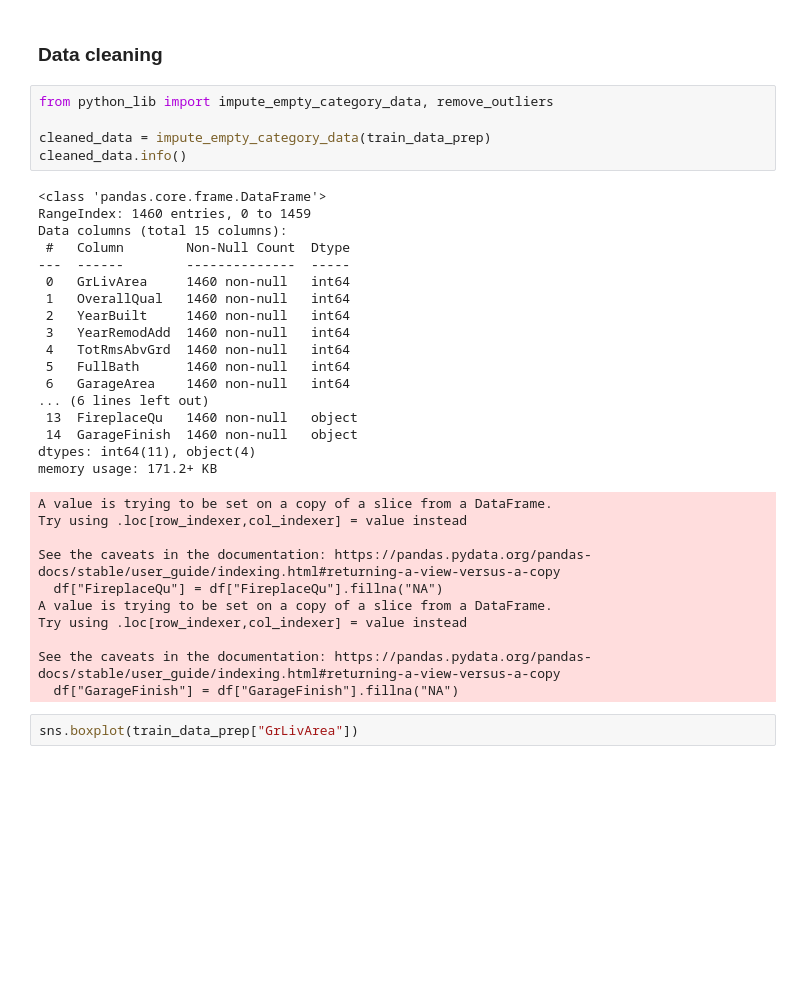
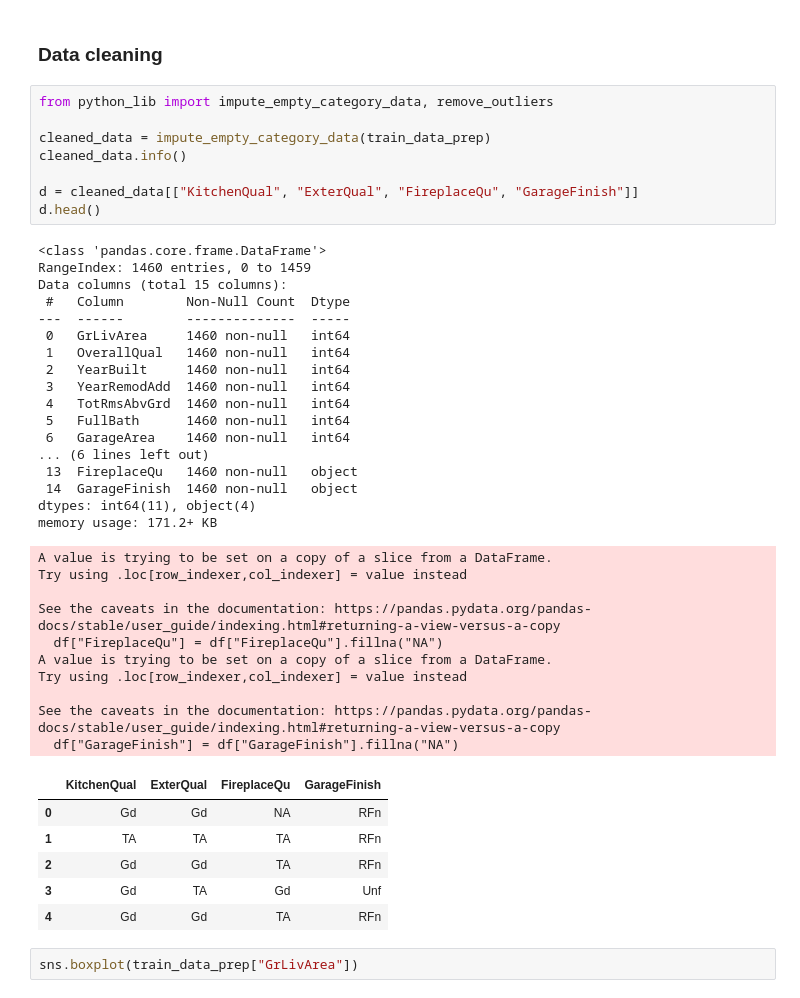
Before and after one commit to geoduin/HousePricePredictor, a Jupyter notebook: data_science_challenge.ipynb, the cells around one changed output. Cells and saved outputs as stored; diff of their text form; blank space fills up the shorter version.

Commit message:
Structuur gezet in de notebook voor data modeling en encoding toegepast bij data cleaning

```diff
--- a/data_science_challenge.ipynb
+++ b/data_science_challenge.ipynb
@@ -489,34 +489,43 @@ from python_lib import impute_empty_category_data, remove_outliers
 
 cleaned_data = impute_empty_category_data(train_data_prep)
 cleaned_data.info()
+
+d = cleaned_data[["KitchenQual", "ExterQual", "FireplaceQu", "GarageFinish"]]
+d.head()
 # %% [output]
 <class 'pandas.core.frame.DataFrame'>
 RangeIndex: 1460 entries, 0 to 1459
 Data columns (total 15 columns):
  #   Column        Non-Null Count  Dtype
 ---  ------        --------------  -----
  0   GrLivArea     1460 non-null   int64
  1   OverallQual   1460 non-null   int64
  2   YearBuilt     1460 non-null   int64
  3   YearRemodAdd  1460 non-null   int64
  4   TotRmsAbvGrd  1460 non-null   int64
  5   FullBath      1460 non-null   int64
  6   GarageArea    1460 non-null   int64
 ... (6 lines left out)
  13  FireplaceQu   1460 non-null   object
  14  GarageFinish  1460 non-null   object
 dtypes: int64(11), object(4)
 memory usage: 171.2+ KB
 A value is trying to be set on a copy of a slice from a DataFrame.
 Try using .loc[row_indexer,col_indexer] = value instead
 
 See the caveats in the documentation: https://pandas.pydata.org/pandas-docs/stable/user_guide/indexing.html#returning-a-view-versus-a-copy
   df["FireplaceQu"] = df["FireplaceQu"].fillna("NA")
 A value is trying to be set on a copy of a slice from a DataFrame.
 Try using .loc[row_indexer,col_indexer] = value instead
 
 See the caveats in the documentation: https://pandas.pydata.org/pandas-docs/stable/user_guide/indexing.html#returning-a-view-versus-a-copy
   df["GarageFinish"] = df["GarageFinish"].fillna("NA")
+|  | KitchenQual | ExterQual | FireplaceQu | GarageFinish |
+| 0 | Gd | Gd | NA | RFn |
+| 1 | TA | TA | TA | RFn |
+| 2 | Gd | Gd | TA | RFn |
+| 3 | Gd | TA | Gd | Unf |
+| 4 | Gd | Gd | TA | RFn |
 # %%
 sns.boxplot(train_data_prep["GrLivArea"])
 # %% [output]
```
Also changed, not shown: parts of 12 cells of this notebook.
